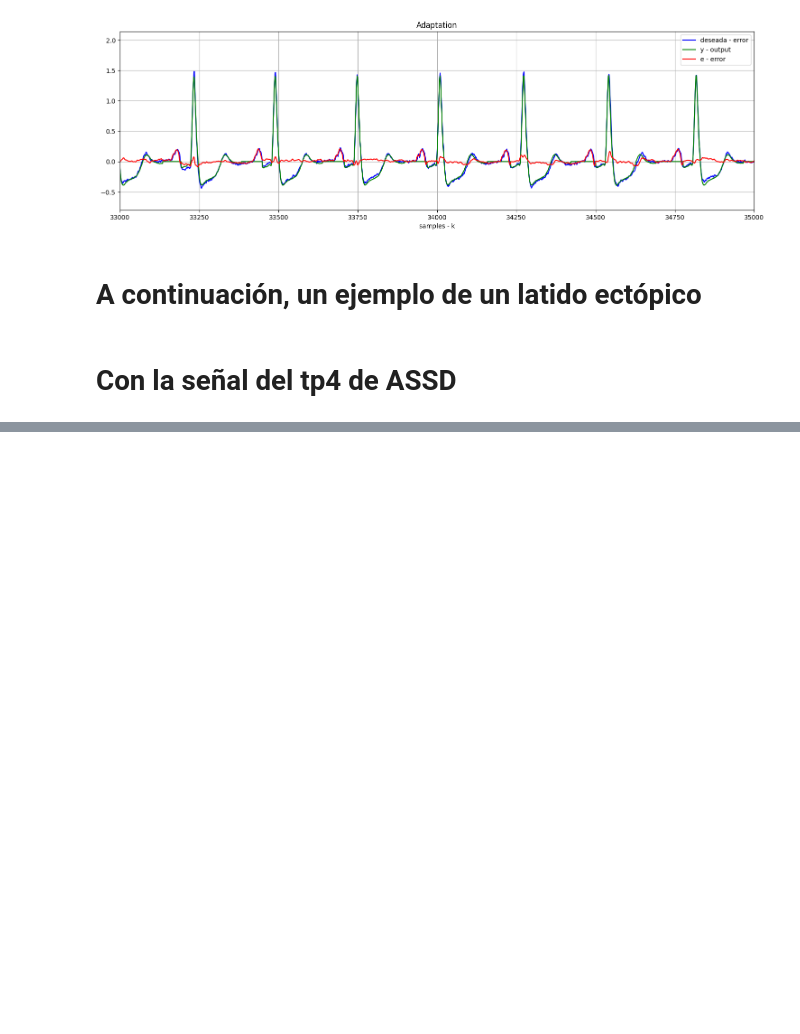
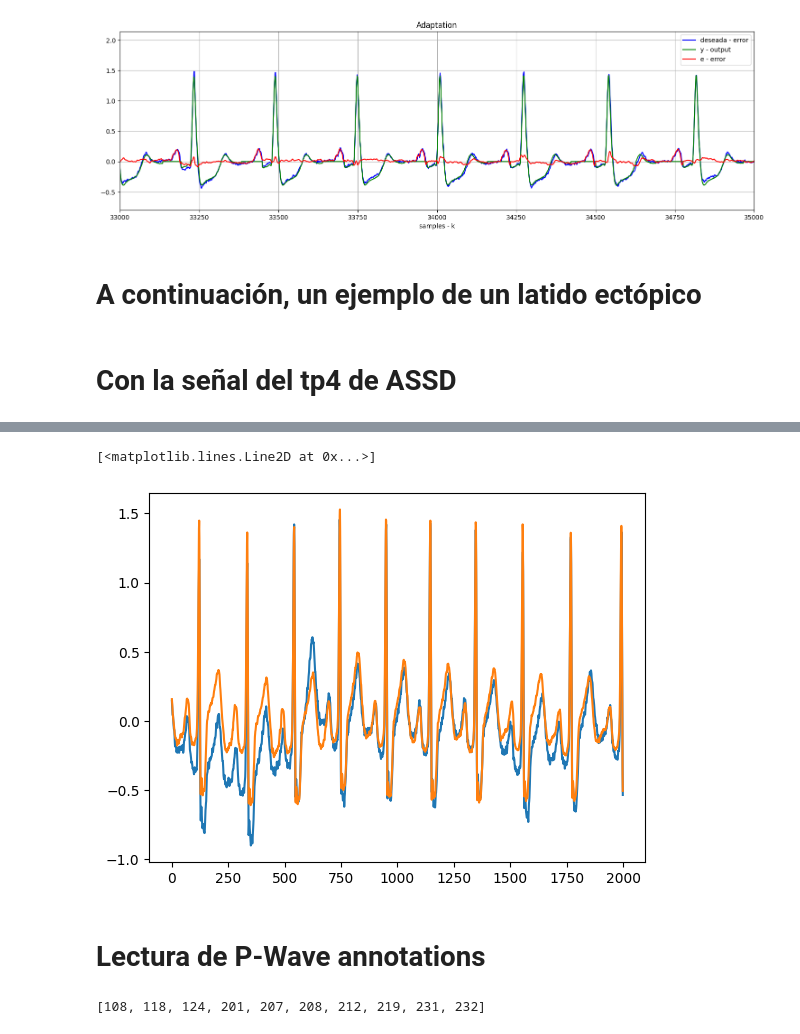
Before and after one commit to JBatRey/Procesamiento-Adaptativo-de-Se-ales-Aleatorias---Proyectos, a Jupyter notebook: opcion1.ipynb, the cells around one changed output, grey strips where cells are left out. Cells and saved outputs as stored; diff of their text form; code cells hidden in the pictures; blank space fills up the shorter version.

```diff
--- a/opcion1.ipynb
+++ b/opcion1.ipynb
@@ -267,0 +289,26 @@ plt.show()
+# %%
+record_name = '212'
+index = 71342
+padding_right = 2000
+padding_left = 20000
+
+record2 = wfdb.rdrecord(record_name, pn_dir='mitdb', sampfrom = index-padding_left, sampto= index+padding_right)
+
+# Extract ECG data from two leads as numpy arrays
+lead1_data = record2.p_signal[:, 0]  # First lead
+lead2_data = record2.p_signal[:, 1]  # Second lead
+
+
+filtered_sig1 = filter_wandering_noise(lead1_data)
+
+filtered_sig2 = filter_60hz(filtered_sig1, 360)
+
+arf_error, filtered_sig3 = arf_filter(filtered_sig2, 250, mu=0.5)
+# %%
+plt.plot(lead1_data[4500:6500])
+plt.plot(filtered_sig3[4500:6500])
+# %% [output]
+[<matplotlib.lines.Line2D at 0x...>]
+[figure, added]
+# %% [markdown]
+# Lectura de P-Wave annotations
@@ -267,0 +338,4 @@ plt.show()
+# %%
+print(list_of_interesting_ecgs)
+# %% [output]
+[108, 118, 124, 201, 207, 208, 212, 219, 231, 232]
```
Also changed, not shown: parts of 20 cells of this notebook, 1 other file.
